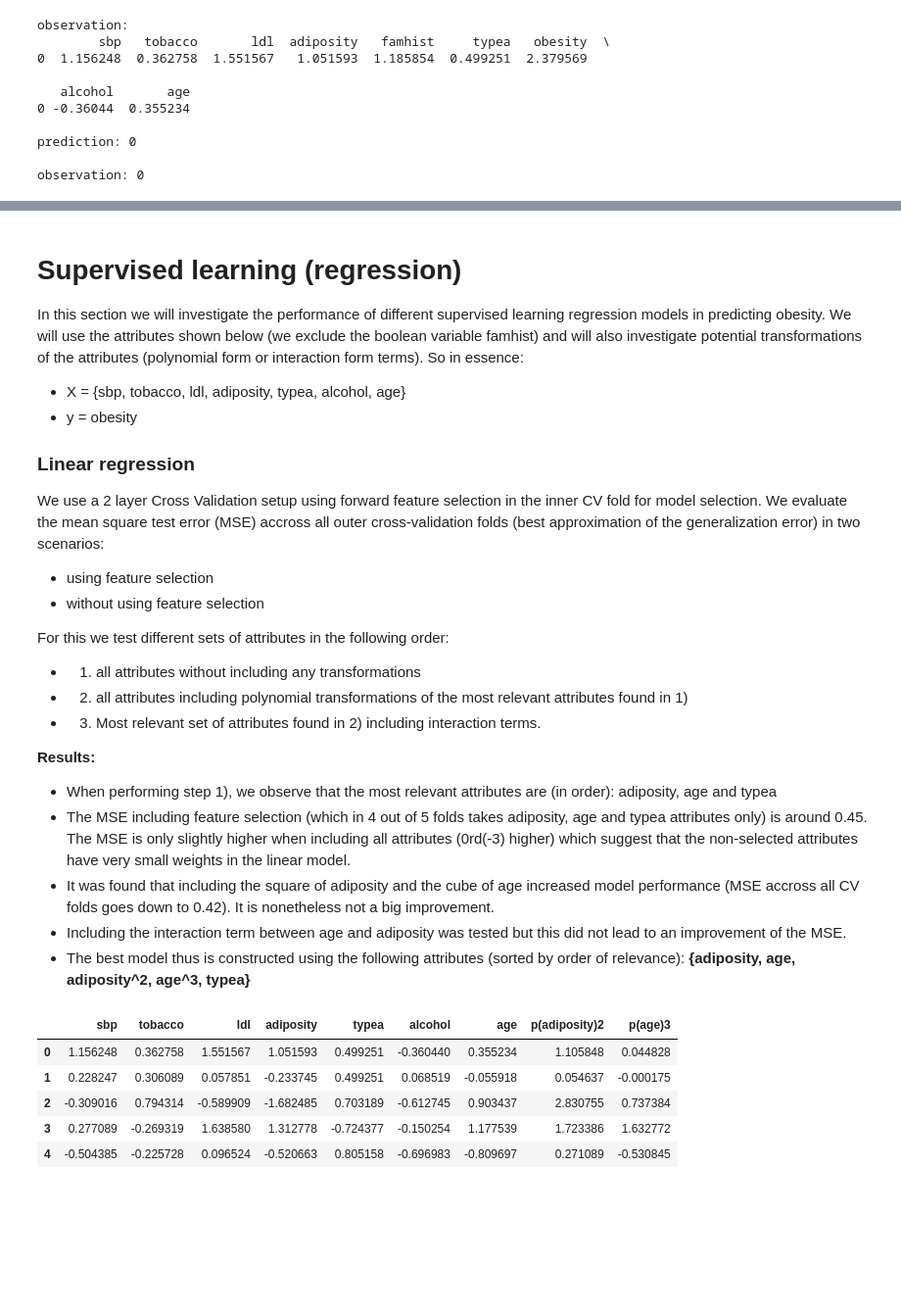
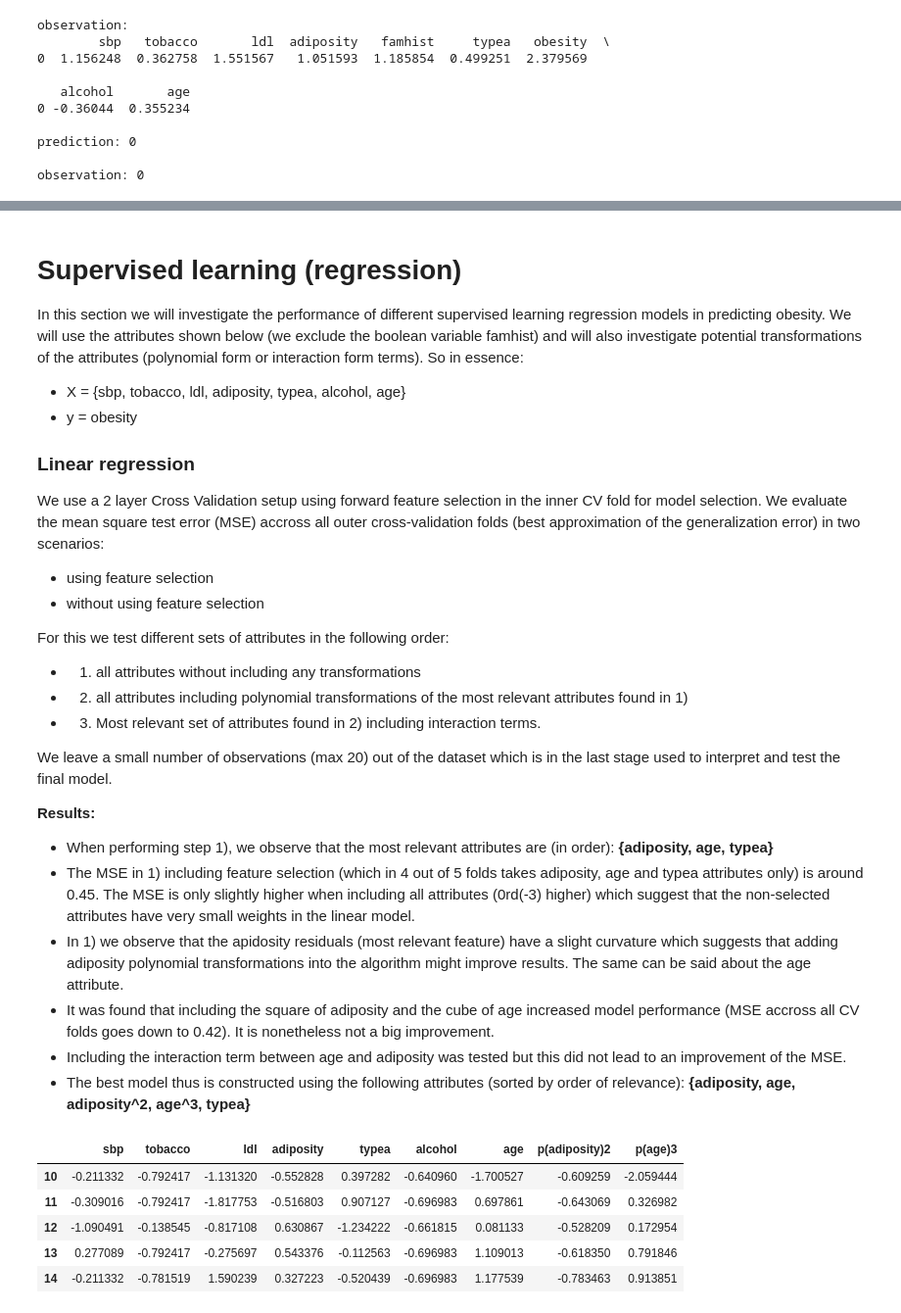
Before and after one commit to benbenasque/machine_learning_tutorials, a Jupyter notebook: machine_learning_exercise.ipynb, the cells around one changed output, grey strips where cells are left out. Shown at 98% size. Saved outputs shown, nothing was run; the diff lists cells and outputs as text; code cells hidden in the pictures; blank space fills up the shorter version.

```diff
--- a/machine_learning_exercise.ipynb
+++ b/machine_learning_exercise.ipynb
@@ -398,9 +398,12 @@ For this we test different sets of attributes in the following order:
    - 2) all attributes including polynomial transformations of the most relevant attributes found in 1)
    - 3) Most relevant set of attributes found in 2) including interaction terms.
 
+We leave a small number of observations (max 20) out of the dataset which is in the last stage used to interpret and test the final model.
+
 __Results:__
-   - When performing step 1), we observe that the most relevant attributes are (in order): adiposity, age and typea
-   - The MSE including feature selection (which in 4 out of 5 folds takes adiposity, age and typea attributes only)  is around 0.45. The MSE is only slightly higher when including all attributes (0rd(-3) higher) which suggest that the non-selected attributes have very small weights in the linear model.
+   - When performing step 1), we observe that the most relevant attributes are (in order): __{adiposity, age, typea}__
+   - The MSE in 1) including feature selection (which in 4 out of 5 folds takes adiposity, age and typea attributes only)  is around 0.45. The MSE is only slightly higher when including all attributes (0rd(-3) higher) which suggest that the non-selected attributes have very small weights in the linear model.
+   - In 1) we observe that the apidosity residuals (most relevant feature) have a slight curvature which suggests that adding adiposity polynomial transformations into the algorithm might improve results. The same can be said about the age attribute.
    - It was found that including the square of adiposity and the cube of age increased model performance (MSE accross all CV folds goes down to 0.42). It is nonetheless not a big improvement.
    - Including the interaction term between age and adiposity was tested but this did not lead to an improvement of the MSE.
    - The best model thus is constructed using the following attributes (sorted by order of relevance):
@@ -411,14 +414,26 @@ y_lr = df_X['obesity']
 cols_lr = [col for col in df_X.columns if col not in ['famhist', 'obesity']]
 X_lr = df_X[cols_lr]
 # %%
+# adding transformations which are also scaled by mean and standard deviation
 power_dict = {'adiposity' : [2], 'age' : [3]}
-X_lr = lreg.transform_attributes(X_lr, power_dict=power_dict)
-X_lr.head()
+X_lr = lreg.transform_attributes(X_lr, power_dict=power_dict, standard_scaler=True)
-# %% [output]
-|  | sbp | tobacco | ldl | adiposity | typea | alcohol | age | p(adiposity)2 | p(age)3 |
-| 0 | 1.156248 | 0.362758 | 1.551567 | 1.051593 | 0.499251 | -0.360440 | 0.355234 | 1.105848 | 0.044828 |
-| 1 | 0.228247 | 0.306089 | 0.057851 | -0.233745 | 0.499251 | 0.068519 | -0.055918 | 0.054637 | -0.000175 |
-| 2 | -0.309016 | 0.794314 | -0.589909 | -1.682485 | 0.703189 | -0.612745 | 0.903437 | 2.830755 | 0.737384 |
-| 3 | 0.277089 | -0.269319 | 1.638580 | 1.312778 | -0.724377 | -0.150254 | 1.177539 | 1.723386 | 1.632772 |
-| 4 | -0.504385 | -0.225728 | 0.096524 | -0.520663 | 0.805158 | -0.696983 | -0.809697 | 0.271089 | -0.530845 |
+# %%
+# Number of observations to test the model
+m = 10
+
+# Splitting test and model dataframes
+X_lr_model = X_lr.loc[m:, X_lr.columns]
+y_lr_model = y_lr[m:]
+
+X_lr_test = X_lr.loc[0:(m-1), X_lr.columns]
+y_lr_test = y_lr[0:m]
+
+X_lr_model.head()
+# %% [output]
+|  | sbp | tobacco | ldl | adiposity | typea | alcohol | age | p(adiposity)2 | p(age)3 |
+| 10 | -0.211332 | -0.792417 | -1.131320 | -0.552828 | 0.397282 | -0.640960 | -1.700527 | -0.609259 | -2.059444 |
+| 11 | -0.309016 | -0.792417 | -1.817753 | -0.516803 | 0.907127 | -0.696983 | 0.697861 | -0.643069 | 0.326982 |
+| 12 | -1.090491 | -0.138545 | -0.817108 | 0.630867 | -1.234222 | -0.661815 | 0.081133 | -0.528209 | 0.172954 |
+| 13 | 0.277089 | -0.792417 | -0.275697 | 0.543376 | -0.112563 | -0.696983 | 1.109013 | -0.618350 | 0.791846 |
+| 14 | -0.211332 | -0.781519 | 1.590239 | 0.327223 | -0.520439 | -0.696983 | 1.177539 | -0.783463 | 0.913851 |
 # %%
```
Also changed, not shown: parts of 11 cells of this notebook.
